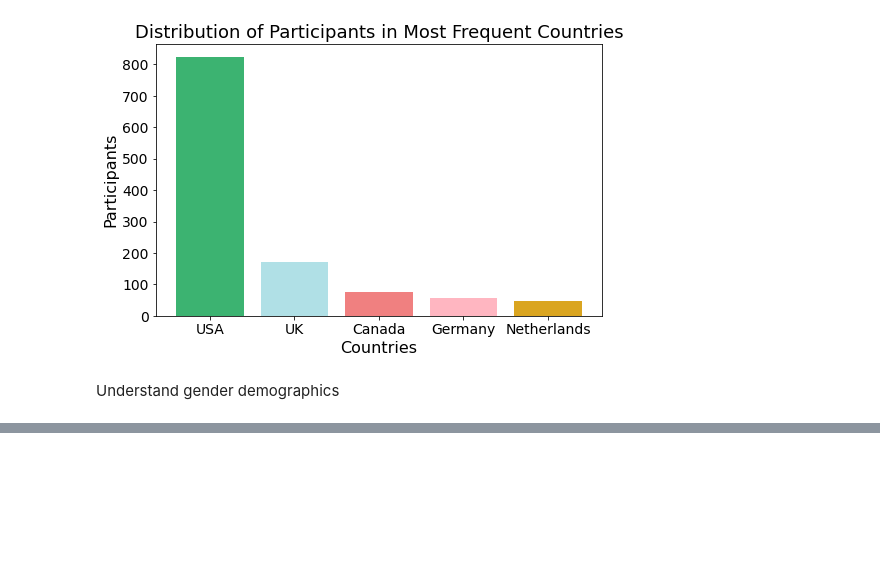
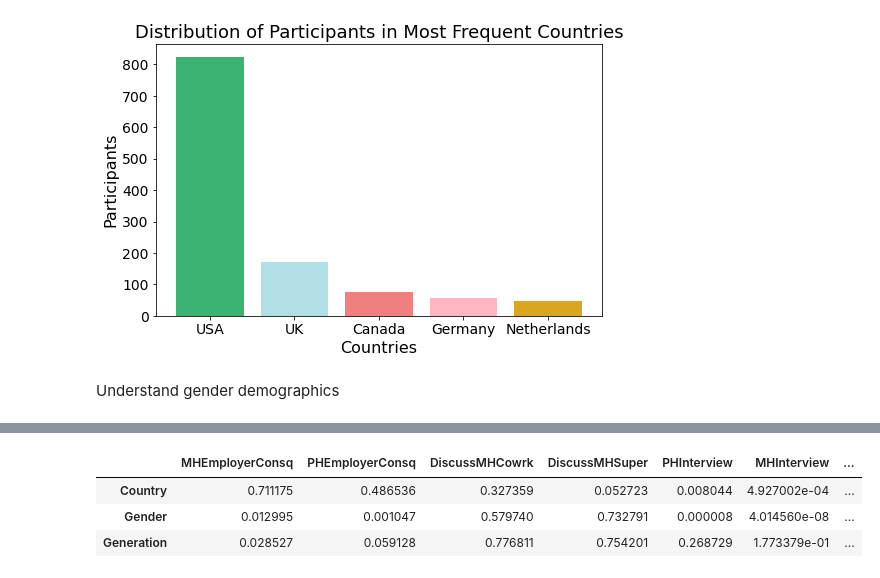
Before and after one commit to krishols/CISC367HFinal, a Jupyter notebook: messy.ipynb, the cells around one changed output, grey strips where cells are left out. Cells and saved outputs as stored; diff of their text form; code cells hidden in the pictures; blank space fills up the shorter version.

```diff
--- a/messy.ipynb
+++ b/messy.ipynb
@@ -189,0 +412,9 @@ Name: Age, dtype: int64
+# %%
+results = pd.DataFrame({'Country': country_pvalues, 'Gender': gender_pvalues, 'Generation': age_pvalues}).transpose()
+results.columns = headers
+results
+# %% [output]
+|  | MHEmployerConsq | PHEmployerConsq | DiscussMHCowrk | DiscussMHSuper | PHInterview | MHInterview | ... |
+| Country | 0.711175 | 0.486536 | 0.327359 | 0.052723 | 0.008044 | 4.927002e-04 | ... |
+| Gender | 0.012995 | 0.001047 | 0.579740 | 0.732791 | 0.000008 | 4.014560e-08 | ... |
+| Generation | 0.028527 | 0.059128 | 0.776811 | 0.754201 | 0.268729 | 1.773379e-01 | ... |
```
Also changed, not shown: parts of 17 cells of this notebook, 1 other file.
